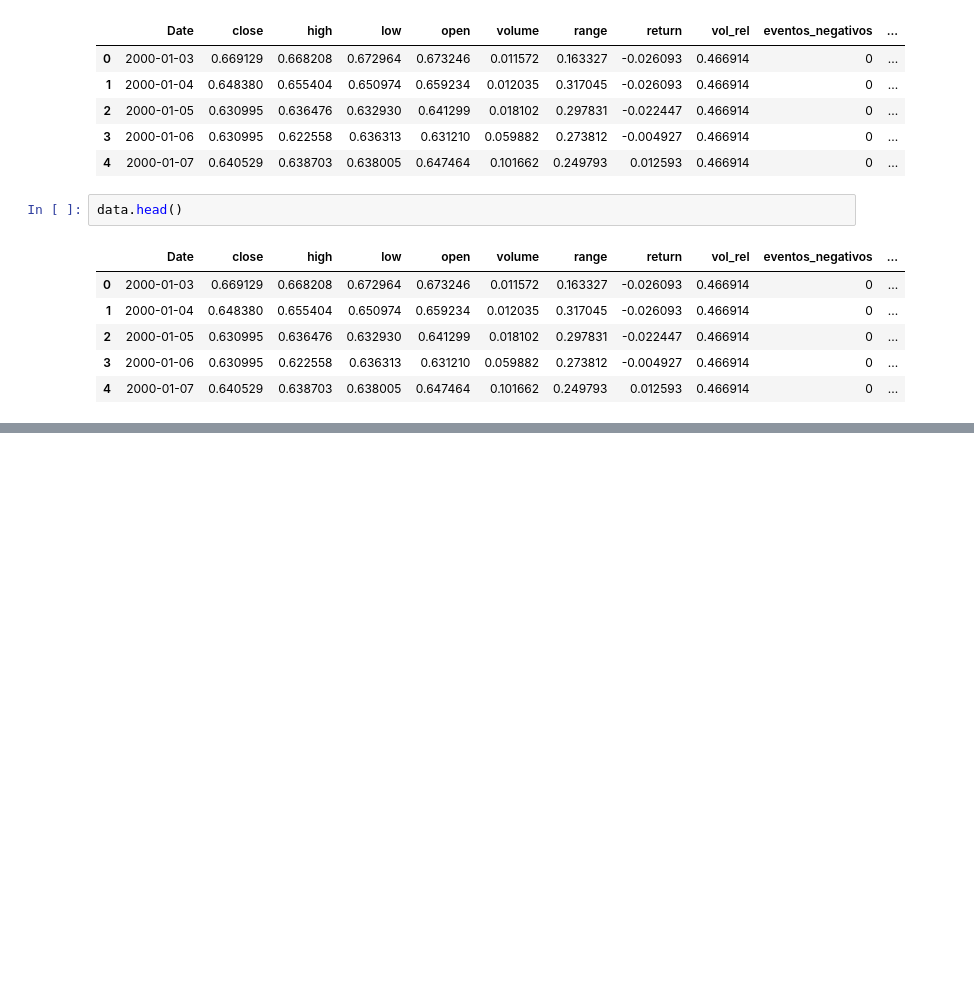
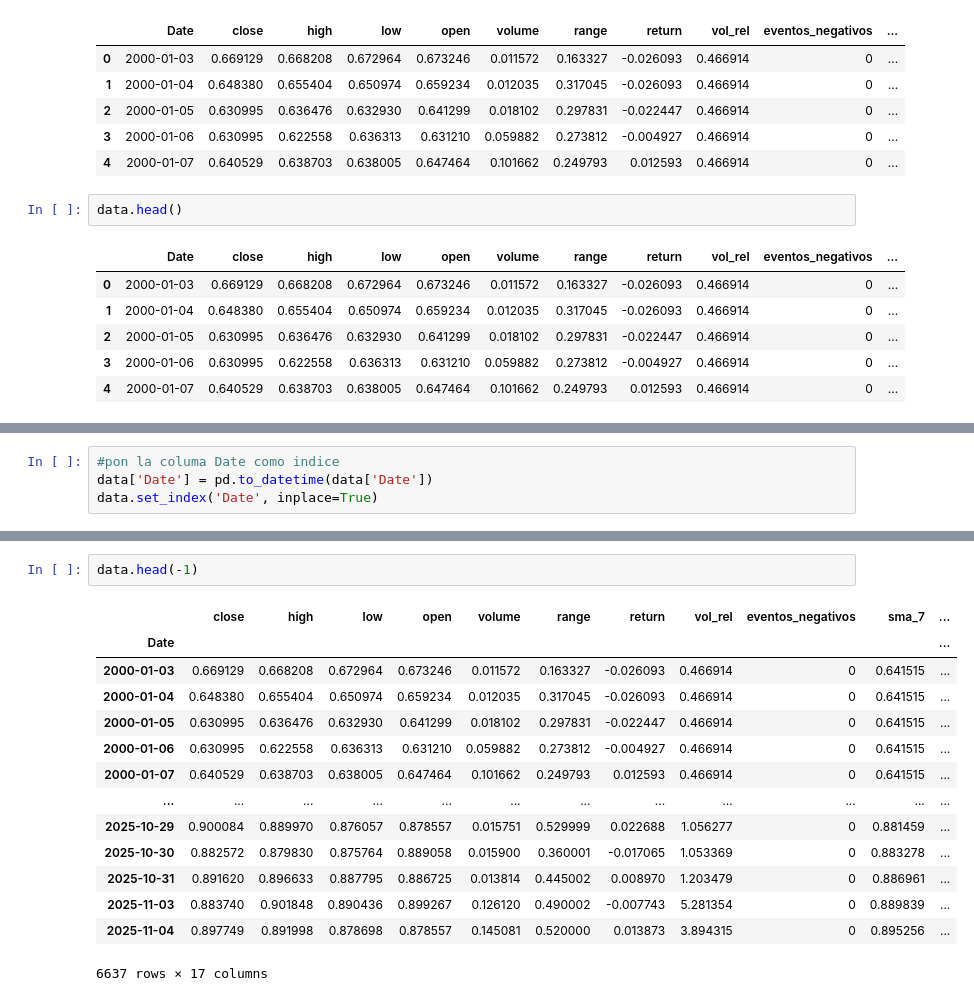
Before and after one commit to josean9/Caso02_Prediccion_BBVA_SANTANDER, a Jupyter notebook: notebooks/notebook2.ipynb, the cells around one changed output, grey strips where cells are left out. Drawn from its saved outputs; the diff is of its cells as text; blank space fills up the shorter version.

```diff
--- a/notebooks/notebook2.ipynb
+++ b/notebooks/notebook2.ipynb
@@ -673,0 +871,4 @@ for epoch in range(n_epochs):
+# %%
+#pon la columa Date como indice
+data['Date'] = pd.to_datetime(data['Date'])
+data.set_index('Date', inplace=True)
@@ -673,0 +892,17 @@ for epoch in range(n_epochs):
+# %%
+data.head(-1)
+# %% [output]
+|  | close | high | low | open | volume | range | return | vol_rel | eventos_negativos | sma_7 | ... |
+| Date |  |  |  |  |  |  |  |  |  |  | ... |
+| 2000-01-03 | 0.669129 | 0.668208 | 0.672964 | 0.673246 | 0.011572 | 0.163327 | -0.026093 | 0.466914 | 0 | 0.641515 | ... |
+| 2000-01-04 | 0.648380 | 0.655404 | 0.650974 | 0.659234 | 0.012035 | 0.317045 | -0.026093 | 0.466914 | 0 | 0.641515 | ... |
+| 2000-01-05 | 0.630995 | 0.636476 | 0.632930 | 0.641299 | 0.018102 | 0.297831 | -0.022447 | 0.466914 | 0 | 0.641515 | ... |
+| 2000-01-06 | 0.630995 | 0.622558 | 0.636313 | 0.631210 | 0.059882 | 0.273812 | -0.004927 | 0.466914 | 0 | 0.641515 | ... |
+| 2000-01-07 | 0.640529 | 0.638703 | 0.638005 | 0.647464 | 0.101662 | 0.249793 | 0.012593 | 0.466914 | 0 | 0.641515 | ... |
+| ... | ... | ... | ... | ... | ... | ... | ... | ... | ... | ... | ... |
+| 2025-10-29 | 0.900084 | 0.889970 | 0.876057 | 0.878557 | 0.015751 | 0.529999 | 0.022688 | 1.056277 | 0 | 0.881459 | ... |
+| 2025-10-30 | 0.882572 | 0.879830 | 0.875764 | 0.889058 | 0.015900 | 0.360001 | -0.017065 | 1.053369 | 0 | 0.883278 | ... |
+| 2025-10-31 | 0.891620 | 0.896633 | 0.887795 | 0.886725 | 0.013814 | 0.445002 | 0.008970 | 1.203479 | 0 | 0.886961 | ... |
+| 2025-11-03 | 0.883740 | 0.901848 | 0.890436 | 0.899267 | 0.126120 | 0.490002 | -0.007743 | 5.281354 | 0 | 0.889839 | ... |
+| 2025-11-04 | 0.897749 | 0.891998 | 0.878698 | 0.878557 | 0.145081 | 0.520000 | 0.013873 | 3.894315 | 0 | 0.895256 | ... |
+6637 rows × 17 columns
```
Also changed, not shown: parts of 10 cells of this notebook, 3 other files.
